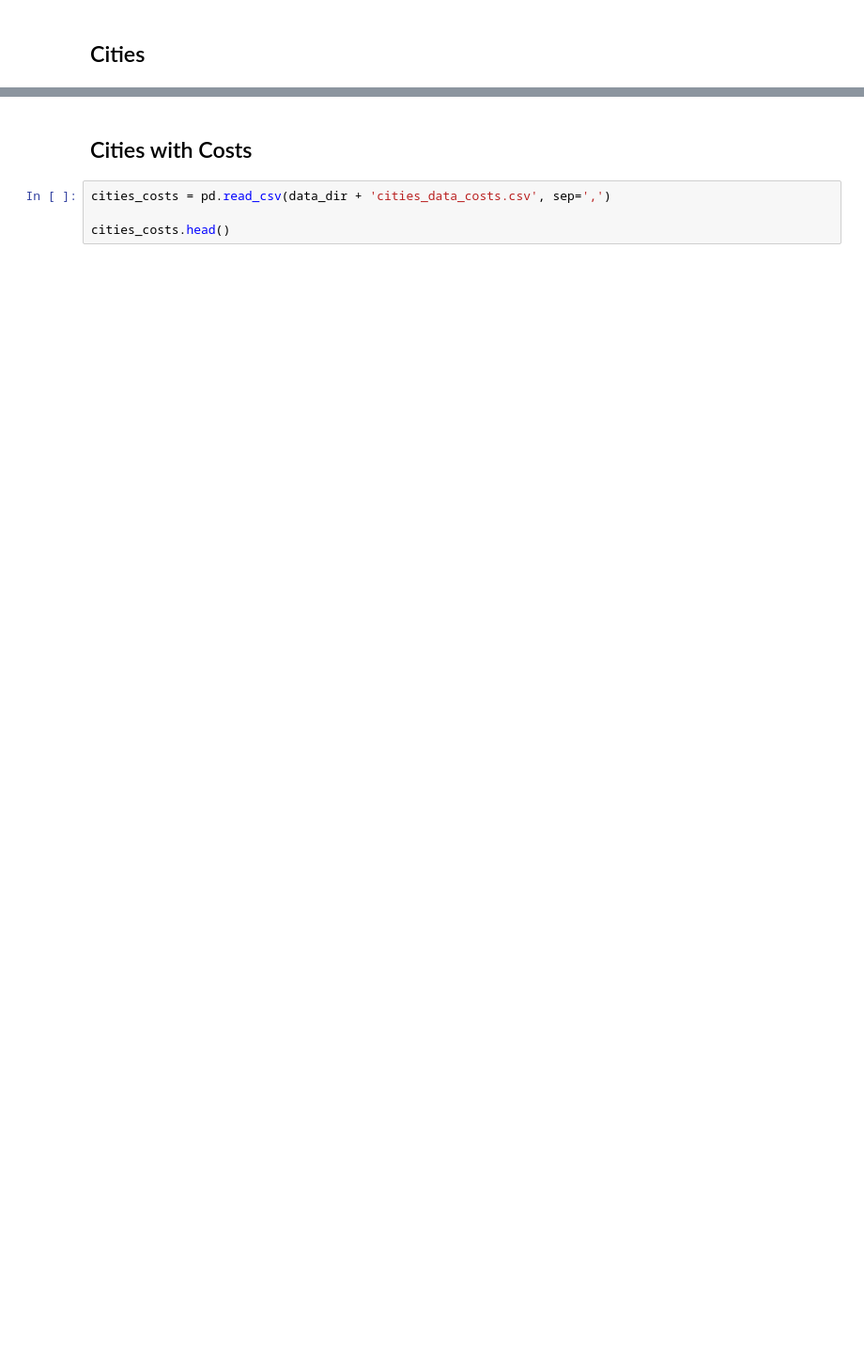
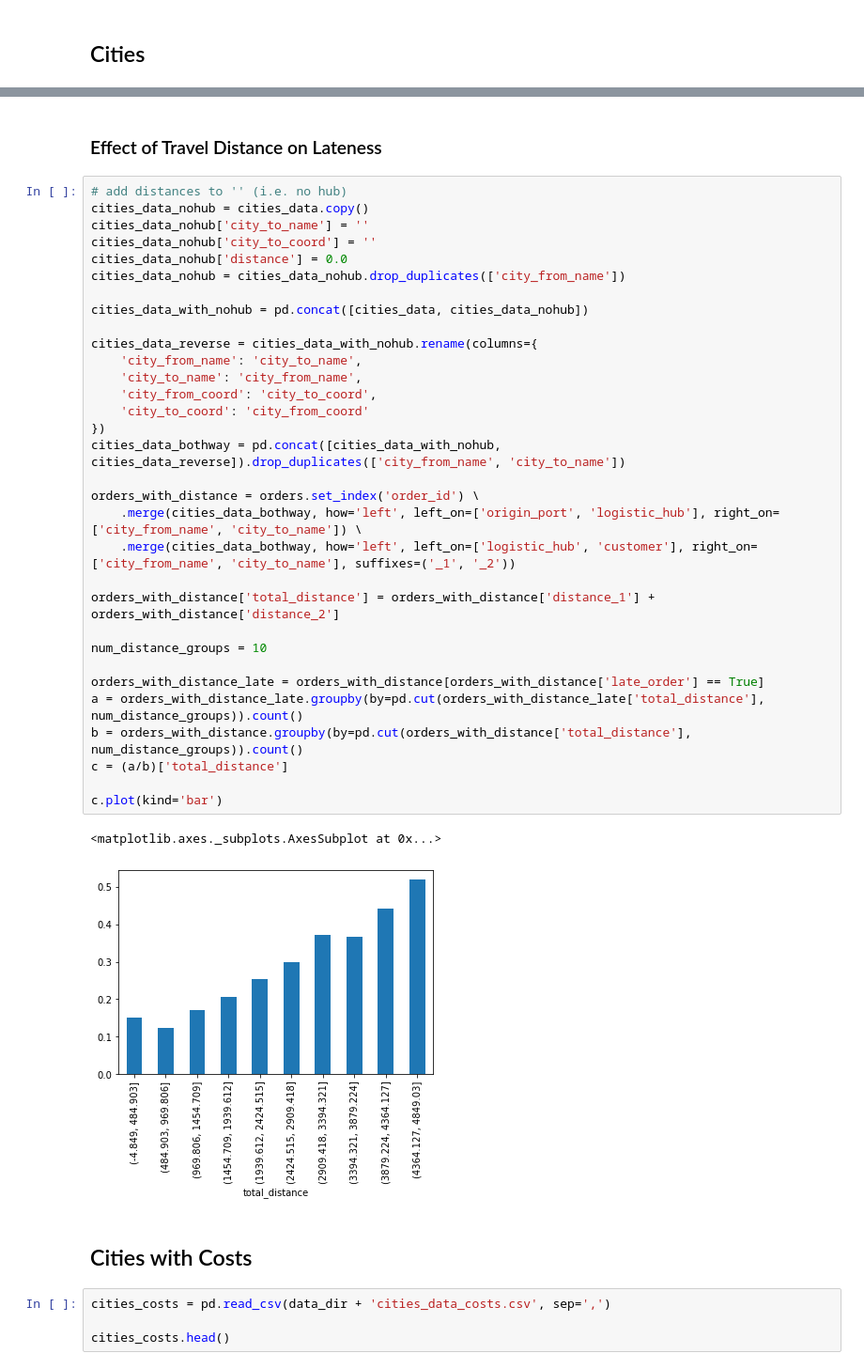
Before and after one commit to jospaeth-tum/accenture-challenge-2022, a Jupyter notebook: notebook.ipynb, the cells around one changed output, grey strips where cells are left out. Shown: that part at 94% size. Drawn from its saved outputs; the diff is of its cells as text; blank space fills up the shorter version.

Commit message:
add more advanced plots

```diff
--- a/notebook.ipynb
+++ b/notebook.ipynb
@@ -99,3 +186,40 @@ cities_data.head()
+# %% [markdown]
+### Effect of Travel Distance on Lateness
+# %%
+# add distances to '' (i.e. no hub)
+cities_data_nohub = cities_data.copy()
+cities_data_nohub['city_to_name'] = ''
+cities_data_nohub['city_to_coord'] = ''
+cities_data_nohub['distance'] = 0.0
+cities_data_nohub = cities_data_nohub.drop_duplicates(['city_from_name'])
+
+cities_data_with_nohub = pd.concat([cities_data, cities_data_nohub])
+
+cities_data_reverse = cities_data_with_nohub.rename(columns={
+    'city_from_name': 'city_to_name',
+    'city_to_name': 'city_from_name',
+    'city_from_coord': 'city_to_coord',
+    'city_to_coord': 'city_from_coord'
+})
+cities_data_bothway = pd.concat([cities_data_with_nohub, cities_data_reverse]).drop_duplicates(['city_from_name', 'city_to_name'])
+
+orders_with_distance = orders.set_index('order_id') \
+    .merge(cities_data_bothway, how='left', left_on=['origin_port', 'logistic_hub'], right_on=['city_from_name', 'city_to_name']) \
+    .merge(cities_data_bothway, how='left', left_on=['logistic_hub', 'customer'], right_on=['city_from_name', 'city_to_name'], suffixes=('_1', '_2'))
+
+orders_with_distance['total_distance'] = orders_with_distance['distance_1'] + orders_with_distance['distance_2']
+
+num_distance_groups = 10
+
+orders_with_distance_late = orders_with_distance[orders_with_distance['late_order'] == True]
+a = orders_with_distance_late.groupby(by=pd.cut(orders_with_distance_late['total_distance'], num_distance_groups)).count()
+b = orders_with_distance.groupby(by=pd.cut(orders_with_distance['total_distance'], num_distance_groups)).count()
+c = (a/b)['total_distance']
+
+c.plot(kind='bar')
+# %% [output]
+<matplotlib.axes._subplots.AxesSubplot at 0x...>
+[figure, added]
 # %% [markdown]
 ## Cities with Costs
 # %%
```
Also changed, not shown: parts of 22 cells of this notebook.
